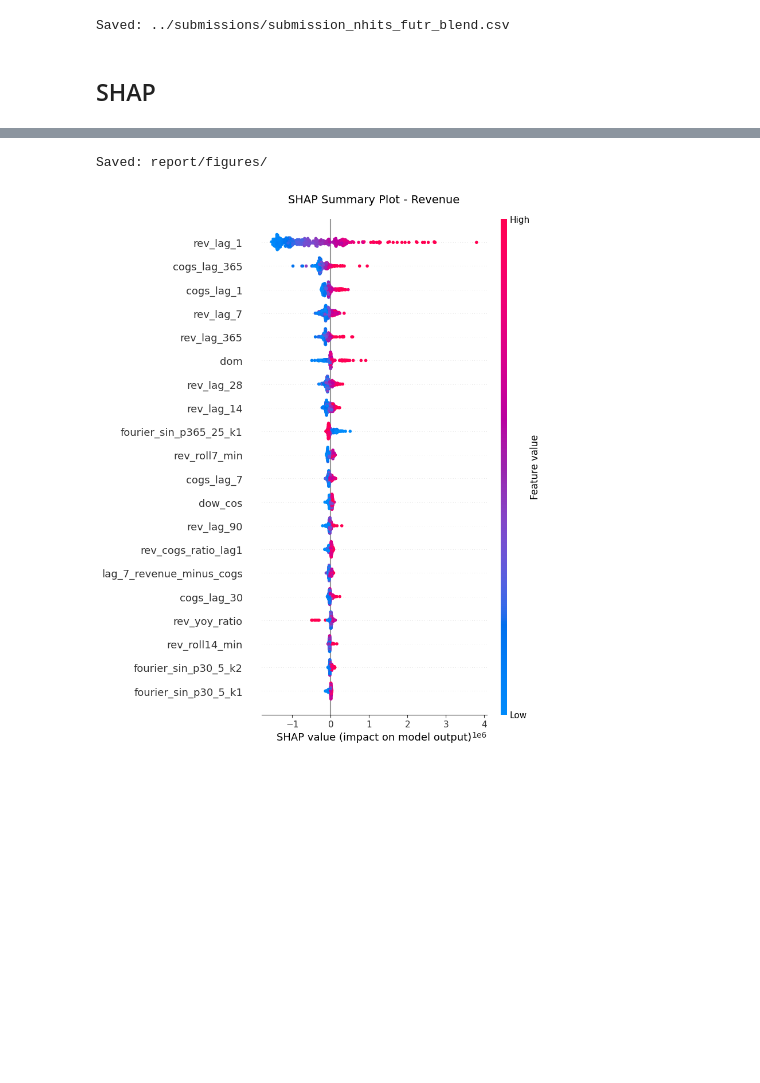
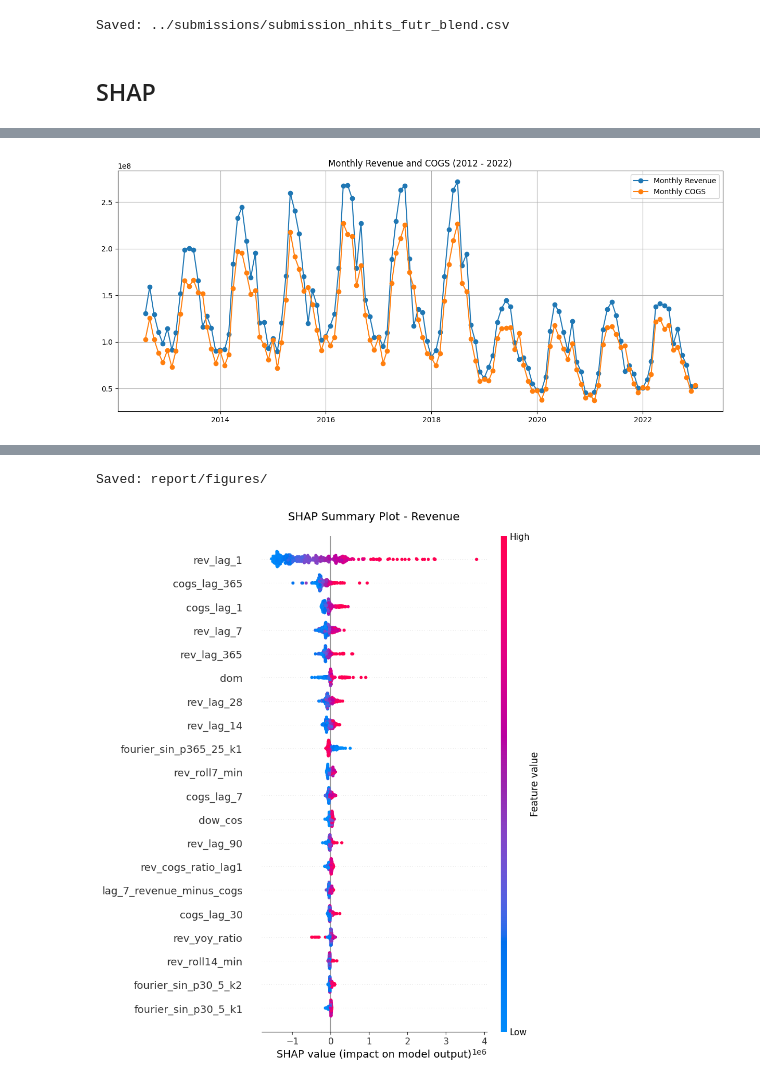
Before and after one commit to Jade2612/DATATHON, a Jupyter notebook: notebooks/03_sales_forecasting.ipynb, the cells around one changed output, grey strips where cells are left out. Cells and saved outputs as stored; diff of their text form; code cells hidden in the pictures; blank space fills up the shorter version.

```diff
--- a/notebooks/03_sales_forecasting.ipynb
+++ b/notebooks/03_sales_forecasting.ipynb
@@ -835,3 +835,24 @@ print(f"Saved: {out_blend_path}")
 Saved: ../submissions/submission_nhits_futr_blend.csv
 # %% [markdown]
 ## SHAP
+# %%
+import pandas as pd
+import matplotlib.pyplot as plt
+import numpy as np
+import warnings
+warnings.filterwarnings('ignore')
+
+sales = pd.read_csv('../data/processed/sales.csv', parse_dates=['Date'])
+sales.set_index('Date', inplace=True)
+
+display(sales[['Revenue', 'COGS']].describe())
+
+df_base = sales.copy()
+df_base['Revenue_LastYear'] = df_base['Revenue'].shift(365)
+df_base['COGS_LastYear'] = df_base['COGS'].shift(365)
+df_base = df_base.dropna()
+mae_rev = np.abs(df_base['Revenue'] - df_base['Revenue_LastYear']).mean()
+mae_cogs = np.abs(df_base['COGS'] - df_base['COGS_LastYear']).mean()
+print(f"Baseline Heuristic (Dự đoán = Cùng kỳ năm ngoái):")
+print(f"Revenue MAE: {mae_rev:,.0f}")
+print(f"COGS MAE: {mae_cogs:,.0f}")
@@ -837,0 +872,11 @@ Saved: ../submissions/submission_nhits_futr_blend.csv
+# %%
+monthly = sales.resample('ME').sum()
+plt.figure(figsize=(15, 6))
+plt.plot(monthly.index, monthly['Revenue'], label='Monthly Revenue', marker='o')
+plt.plot(monthly.index, monthly['COGS'], label='Monthly COGS', marker='o')
+plt.title('Monthly Revenue and COGS (2012 - 2022)')
+plt.legend()
+plt.grid(True)
+plt.savefig("../report/figures/monthly_revenue_and_cogs.png", dpi=150, bbox_inches="tight")
+# %% [output]
+[figure, added]
```
Also changed, not shown: parts of 3 cells of this notebook, 11 other files.
